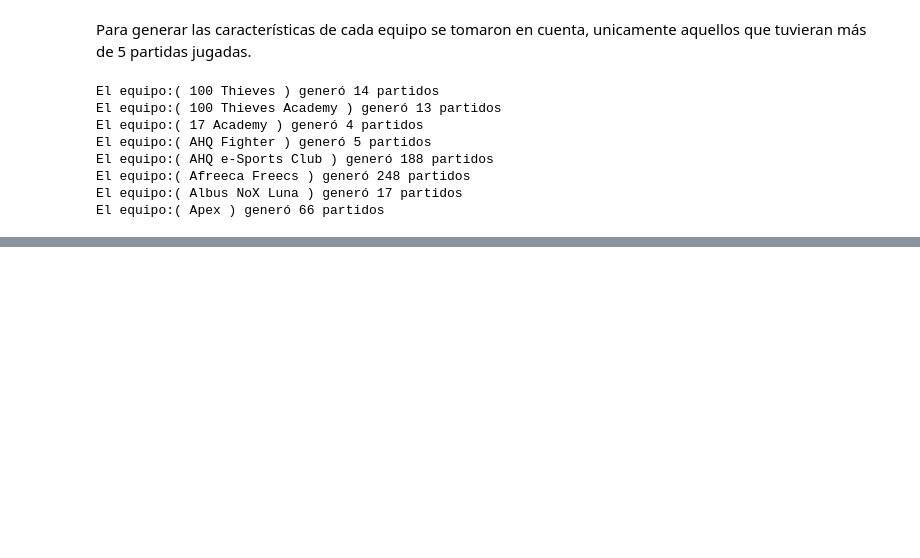
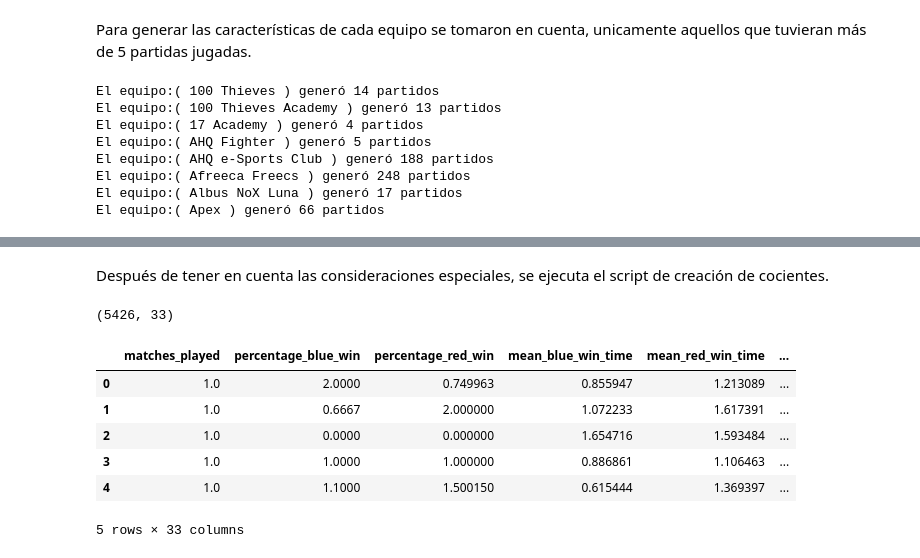
Before and after one commit to SebasPelaez/LeagueOfData, a Jupyter notebook: League of Data - Data Prepropocessing.ipynb, the cells around one changed output, grey strips where cells are left out. Saved outputs shown, nothing was run; the diff lists cells and outputs as text; code cells hidden in the pictures; blank space fills up the shorter version.

```diff
--- a/League of Data - Data Prepropocessing.ipynb
+++ b/League of Data - Data Prepropocessing.ipynb
@@ -336,0 +346,32 @@ El método de comparación entre dos equipos será el cociente (división entre
+# %%
+def ValidateQuotient(quotient,sw):
+    if(np.isnan(quotient)):
+        quotient = 1
+    if(np.isinf(quotient)):
+        if(sw == 0):
+            quotient = 0.9
+        else:
+            quotient = 1.1
+    return quotient
+
+def FixQuotient(cociente):
+    cociente['percentage_blue_win'] = ValidateQuotient(cociente['percentage_blue_win'],1)
+    cociente['percentage_red_win'] = ValidateQuotient(cociente['percentage_red_win'],1)
+    cociente['mean_blue_win_time'] = ValidateQuotient(cociente['mean_blue_win_time'],0)
+    cociente['mean_red_win_time'] = ValidateQuotient(cociente['mean_red_win_time'],0)
+    cociente['mean_win_time'] = ValidateQuotient(cociente['mean_win_time'],0)
+    cociente['percentage_fb'] = ValidateQuotient(cociente['percentage_fb'],1)
+    cociente['mean_fb_time'] = ValidateQuotient(cociente['mean_fb_time'],0)
+    cociente['mean_nofb_time'] = ValidateQuotient(cociente['mean_nofb_time'],0)
+    cociente['percentage_ft'] = ValidateQuotient(cociente['percentage_ft'],1)
+    cociente['mean_ft_time'] = ValidateQuotient(cociente['mean_ft_time'],0)
+    cociente['mean_noft_time'] = ValidateQuotient(cociente['mean_noft_time'],0)
+    cociente['percentage_fthreetowers'] = ValidateQuotient(cociente['percentage_fthreetowers'],1)
+    cociente['percentage_fdragon'] = ValidateQuotient(cociente['percentage_fdragon'],1)
+    cociente['mean_fdragon_time'] = ValidateQuotient(cociente['mean_fdragon_time'],0)
+    cociente['mean_dragons'] = ValidateQuotient(cociente['mean_dragons'],1)
+    cociente['percentage_herald'] = ValidateQuotient(cociente['percentage_herald'],1)
+    cociente['mean_herald_time'] = ValidateQuotient(cociente['mean_herald_time'],0)
+    cociente['mean_barons'] = ValidateQuotient(cociente['mean_barons'],1)
+    cociente['mean_fbaron_time'] = ValidateQuotient(cociente['mean_fbaron_time'],0)
+    cociente['percentage_fbaron'] = ValidateQuotient(cociente['percentage_fbaron'],1)
@@ -336,0 +420,16 @@ El método de comparación entre dos equipos será el cociente (división entre
+# %% [markdown]
+Después de tener en cuenta las consideraciones especiales, se ejecuta el script de creación de cocientes.
+# %%
+#Build the quotient with the team differences
+quotients = Quotient(extract_data,teams,full_results,data_columns)
+print(np.shape(quotients))
+quotients.head()
+# %% [output]
+(5426, 33)
+|  | matches_played | percentage_blue_win | percentage_red_win | mean_blue_win_time | mean_red_win_time | ... |
+| 0 | 1.0 | 2.0000 | 0.749963 | 0.855947 | 1.213089 | ... |
+| 1 | 1.0 | 0.6667 | 2.000000 | 1.072233 | 1.617391 | ... |
+| 2 | 1.0 | 0.0000 | 0.000000 | 1.654716 | 1.593484 | ... |
+| 3 | 1.0 | 1.0000 | 1.000000 | 0.886861 | 1.106463 | ... |
+| 4 | 1.0 | 1.1000 | 1.500150 | 0.615444 | 1.369397 | ... |
+5 rows × 33 columns
```
Also changed, not shown: parts of 4 cells of this notebook.
